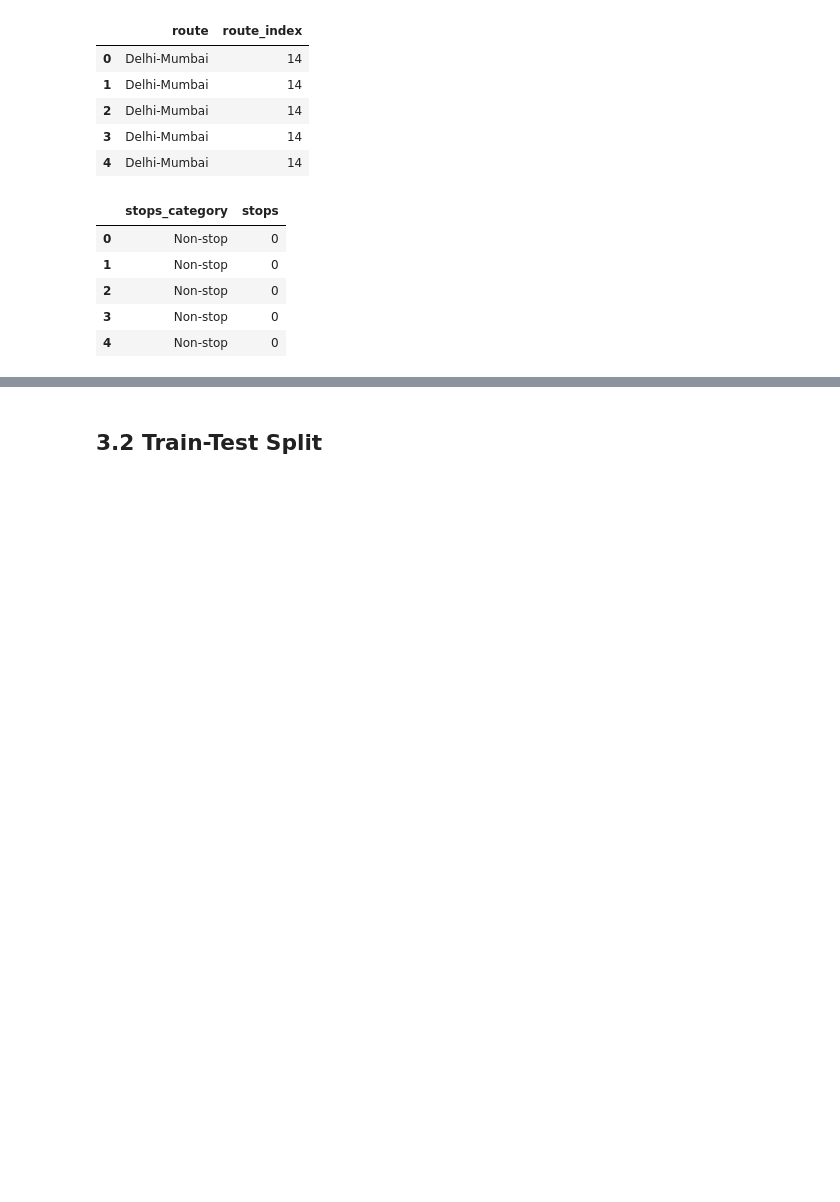
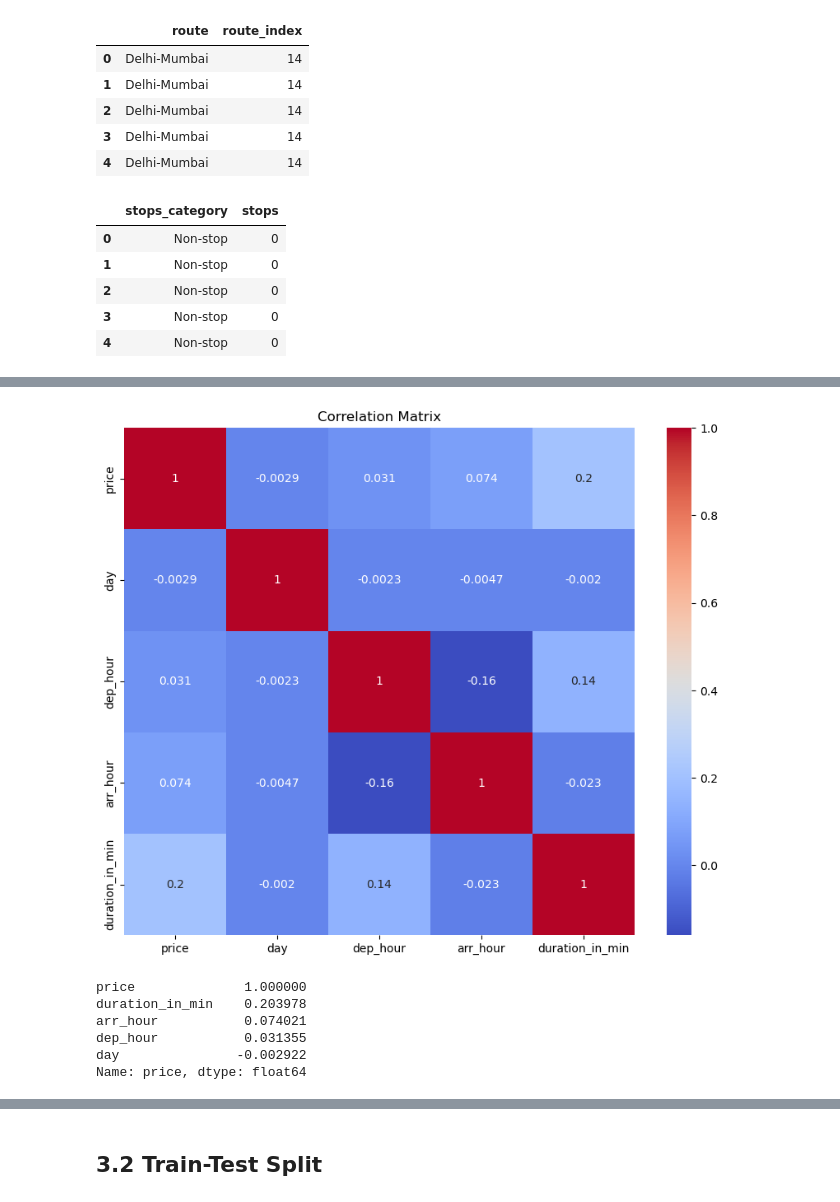
Before and after one commit to trishhh23/mldp, a Jupyter notebook: MLDP Program Codes Submission Template.ipynb, the cells around one changed output, grey strips where cells are left out. Drawn from its saved outputs; the diff is of its cells as text; code cells hidden in the pictures; blank space fills up the shorter version.

```diff
--- a/MLDP Program Codes Submission Template.ipynb
+++ b/MLDP Program Codes Submission Template.ipynb
@@ -881,0 +910,12 @@ df[['stops_category','stops']].head()
+# %%
+columns_to_drop = [
+    'airline_index',
+    'class',
+    'route_index',
+    'stops',
+    'dep_daytime',
+    'arr_daytime',
+    'month'
+]
+
+df.drop(columns=columns_to_drop, inplace=True)
@@ -881,0 +955,8 @@ df[['stops_category','stops']].head()
+# %%
+##select the numerical features and generate the correlation matrix
+##the correlation matrix gives the Pearson correlation coefficient between every pair of numerical features
+numerical_features = df.select_dtypes(include=['int64', 'float64'])
+
+corr_matrix = numerical_features.corr()
+
+corr_matrix
@@ -881,0 +970,19 @@ df[['stops_category','stops']].head()
+# %%
+##visualise the correlation matrix
+plt.figure(figsize=(10,8))
+sns.heatmap(corr_matrix, annot=True, cmap='coolwarm')
+plt.title("Correlation Matrix")
+plt.show()
+# %% [output]
+[figure, added]
+# %%
+corr_with_price = corr_matrix['price'].sort_values(ascending=False)
+
+print(corr_with_price)
+# %% [output]
+price              1.000000
+duration_in_min    0.203978
+arr_hour           0.074021
+dep_hour           0.031355
+day               -0.002922
+Name: price, dtype: float64
```
Also changed, not shown: parts of 17 cells of this notebook.
